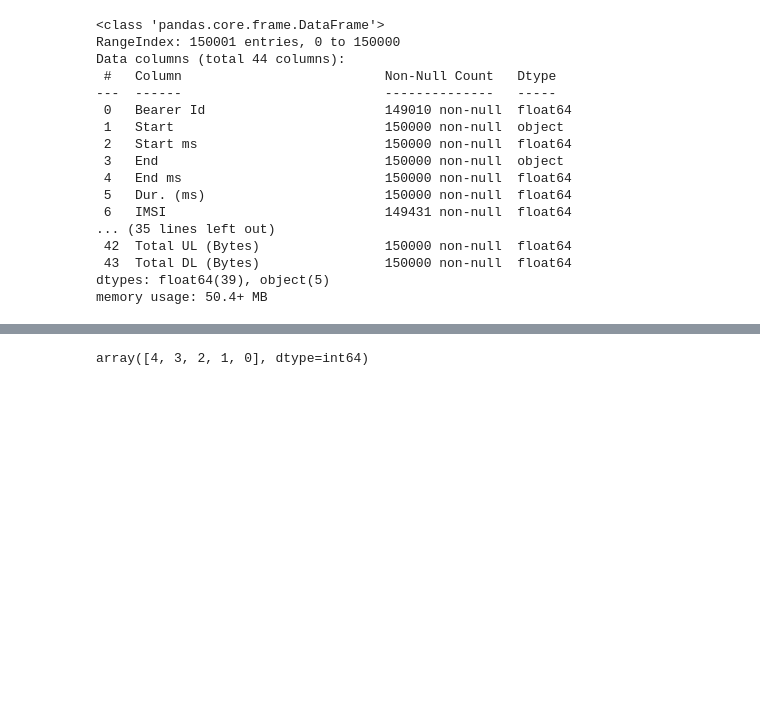
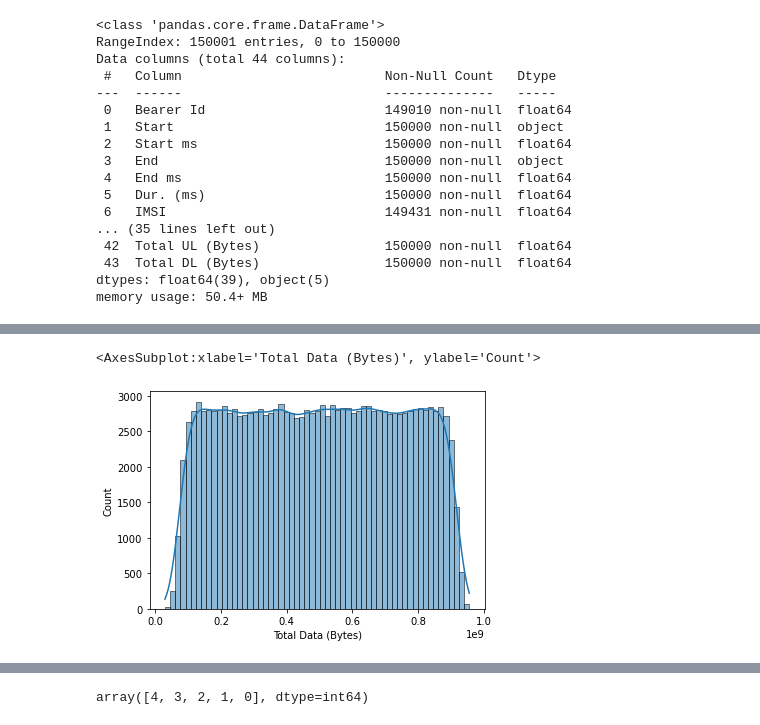
Before and after one commit to SamDewriter/UserAnalytics-Telecommunication, a Jupyter notebook: notebooks/Week1.ipynb, the cells around one changed output, grey strips where cells are left out. Cells and saved outputs as stored; diff of their text form; code cells hidden in the pictures; blank space fills up the shorter version.

```diff
--- a/notebooks/Week1.ipynb
+++ b/notebooks/Week1.ipynb
@@ -289,0 +297,5 @@ df_clean = pd.DataFrame(X, columns = cleaned_df.columns)
+# %%
+sns.histplot(data = df_clean, x = df_clean['Total Data (Bytes)'], kde=True)
+# %% [output]
+<AxesSubplot:xlabel='Total Data (Bytes)', ylabel='Count'>
+[figure, added]
```
Also changed, not shown: parts of 66 cells of this notebook.
